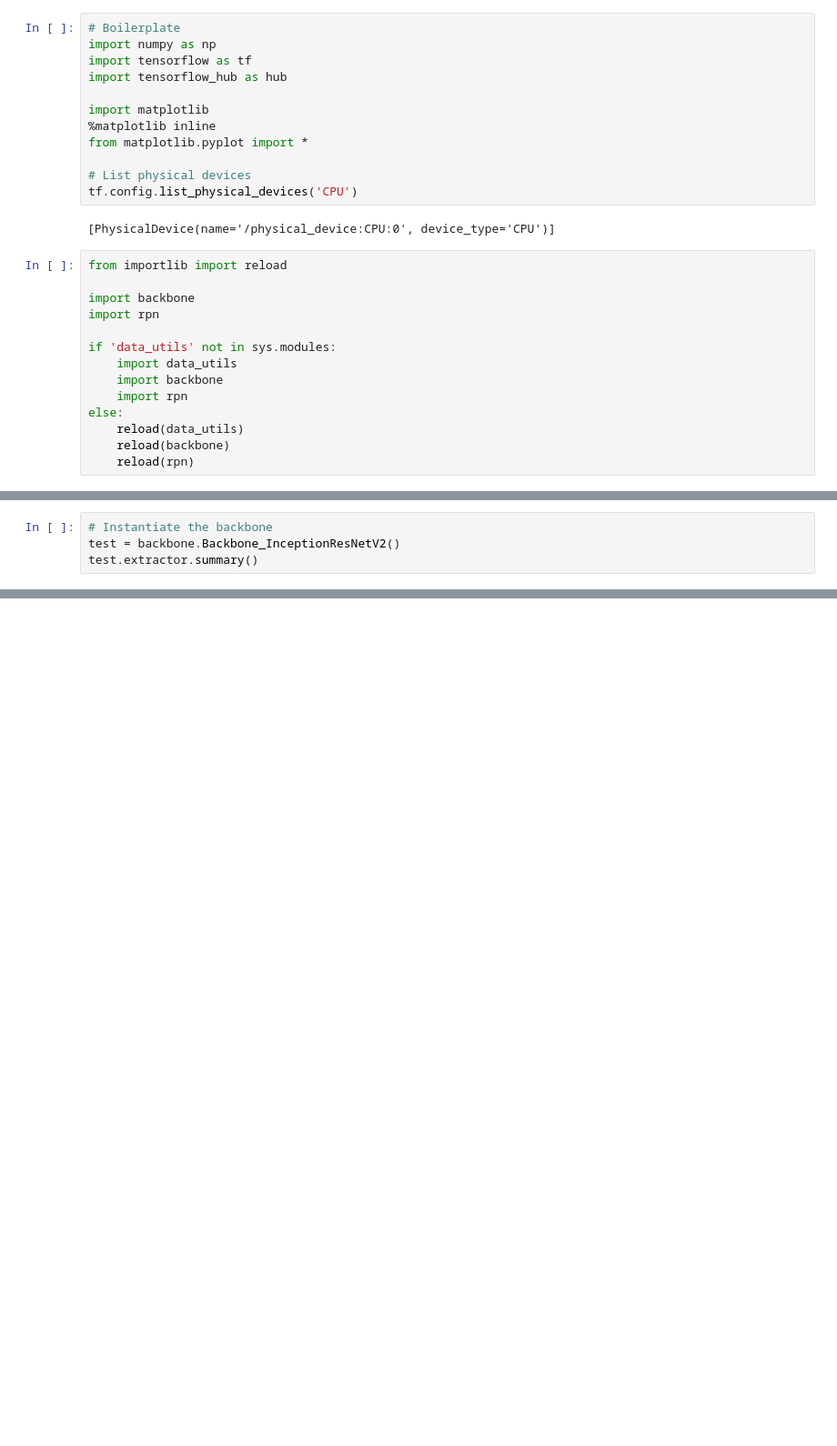
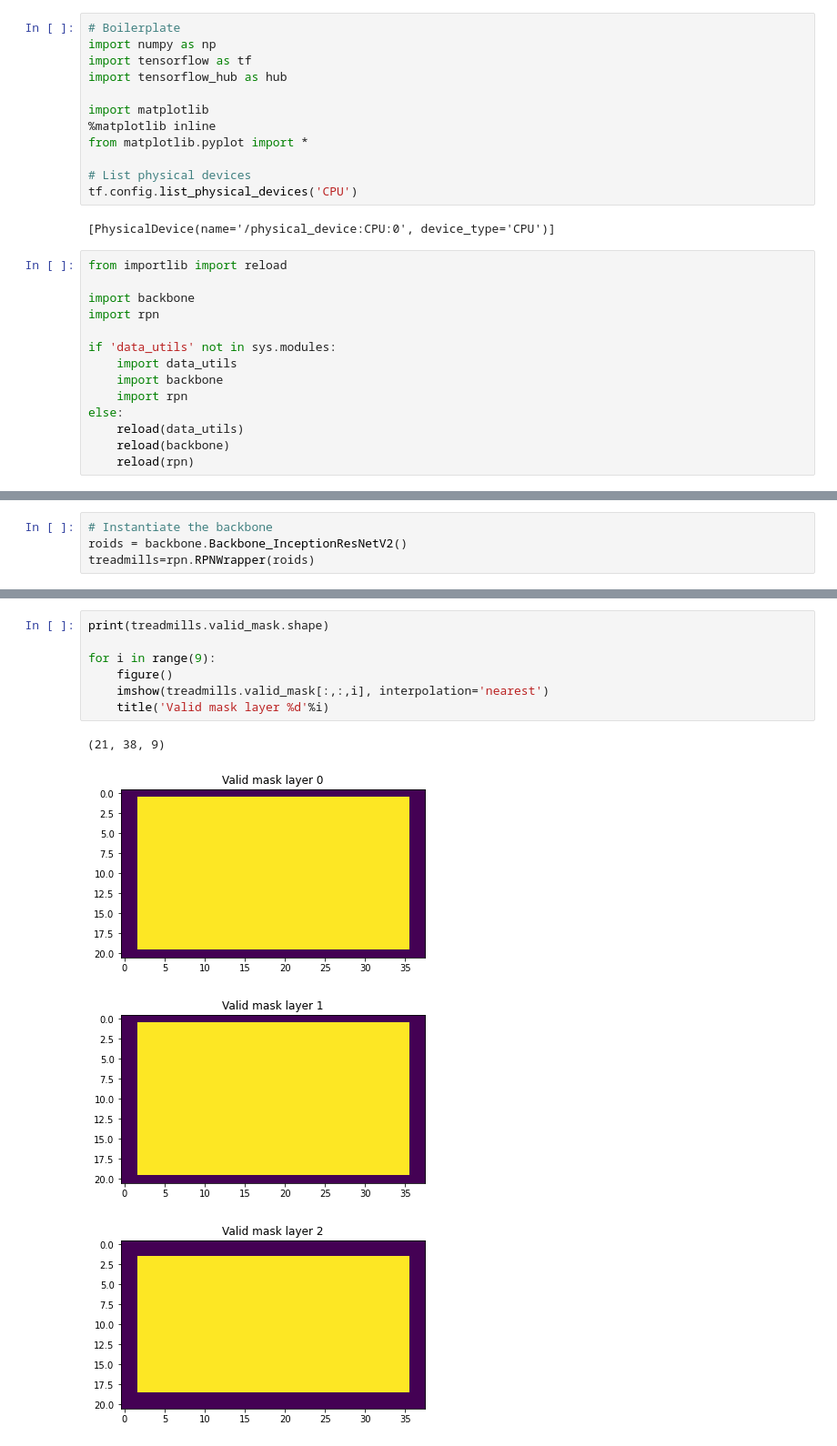
Before and after one commit to ngoecknerwald/starfish-perception-telescope, a Jupyter notebook: great-barrier-reef/neil_pretrain_backbone.ipynb, the cells around one changed output, grey strips where cells are left out. Shown at 91% size. Saved outputs shown, nothing was run; the diff lists cells and outputs as text; blank space fills up the shorter version.

Commit message:
Valid mask for bounding boxes, next need to compute IoU

```diff
--- a/great-barrier-reef/neil_pretrain_backbone.ipynb
+++ b/great-barrier-reef/neil_pretrain_backbone.ipynb
@@ -29,4 +39,4 @@ else:
 # %%
 # Instantiate the backbone
-test = backbone.Backbone_InceptionResNetV2()
-test.extractor.summary()
+roids = backbone.Backbone_InceptionResNetV2()
+treadmills=rpn.RPNWrapper(roids)
@@ -66,0 +64,12 @@ test.output_shape
+# %%
+print(treadmills.valid_mask.shape)
+
+for i in range(9):
+    figure()
+    imshow(treadmills.valid_mask[:,:,i], interpolation='nearest')
+    title('Valid mask layer %d'%i)
+# %% [output]
+(21, 38, 9)
+[figure, added]
+[figure, added]
+[figure, added]
```
Also changed, not shown: parts of 6 cells of this notebook, 1 other file.
